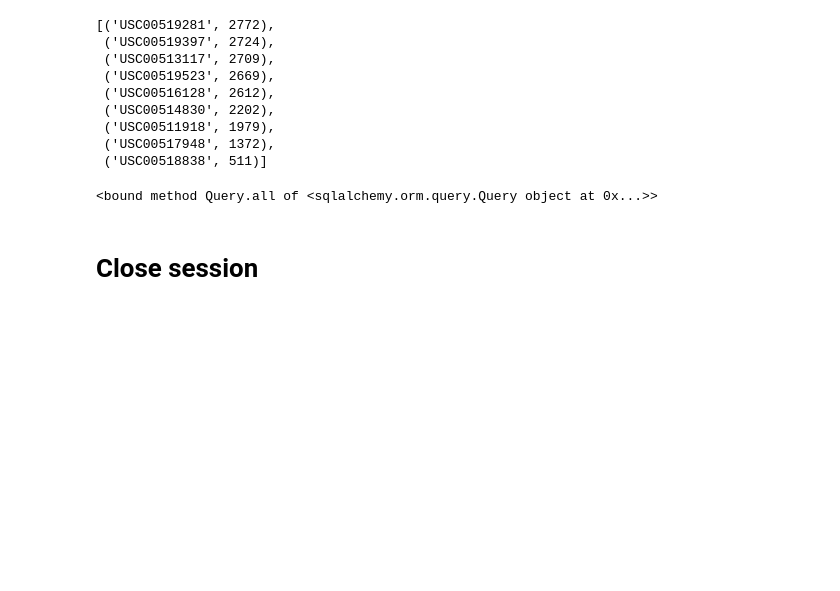
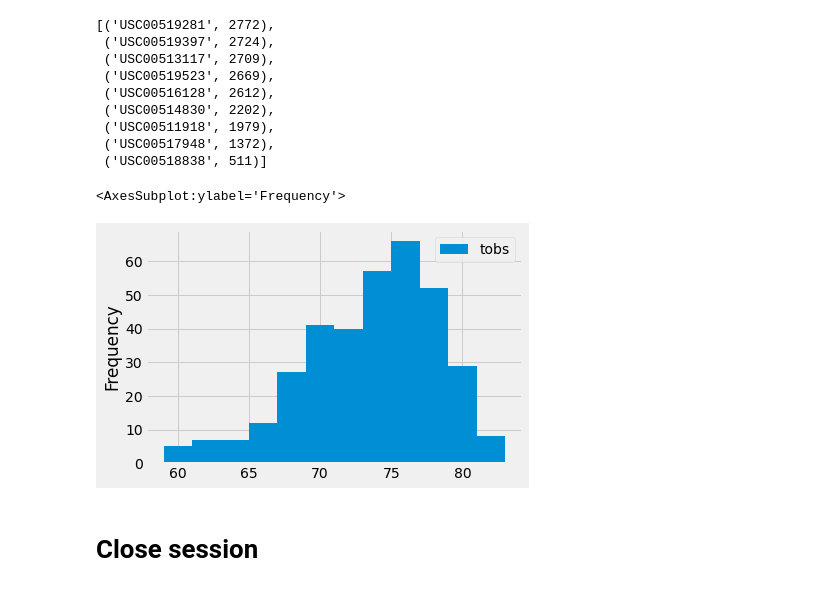
Before and after one commit to ashparra97/sqlalchemy-challenge, a Jupyter notebook: starter.ipynb, the cells around one changed output. Drawn from its saved outputs; the diff is of its cells as text; code cells hidden in the pictures; blank space fills up the shorter version.

```diff
--- a/starter.ipynb
+++ b/starter.ipynb
@@ -166,19 +166,22 @@ most_active
 # %%
 # filter by station with highest number of observatons
 most_obs = most_active[0][0]
 #query last 12 months of temperature observation data for this station
+
 final = session.query(measurement.date, measurement.tobs).\
-filter(measurement.date <= "2017-08-23" ).\
-filter(measurement.date >= "2016-08-23").\
-filter(measurement.station == most_obs).all
+                        filter(measurement.date <= "2017-08-23").\
+                        filter(measurement.date >= "2016-08-24").\
+                        filter(measurement.station == most_obs).all()
 
-# Create dataframe
-#final_df = pd.DataFrame(final)
+# convert to dataframe
+final_df = pd.DataFrame(final)
+final_df
 
 # plot histogram with 12 bins
-#final_df.plot.hist(bins=12)
+final_df.plot.hist(bins=12)
 # %% [output]
-<bound method Query.all of <sqlalchemy.orm.query.Query object at 0x...>>
+<AxesSubplot:ylabel='Frequency'>
+[figure, added]
 # %% [markdown]
 # Close session
 # %%
```
